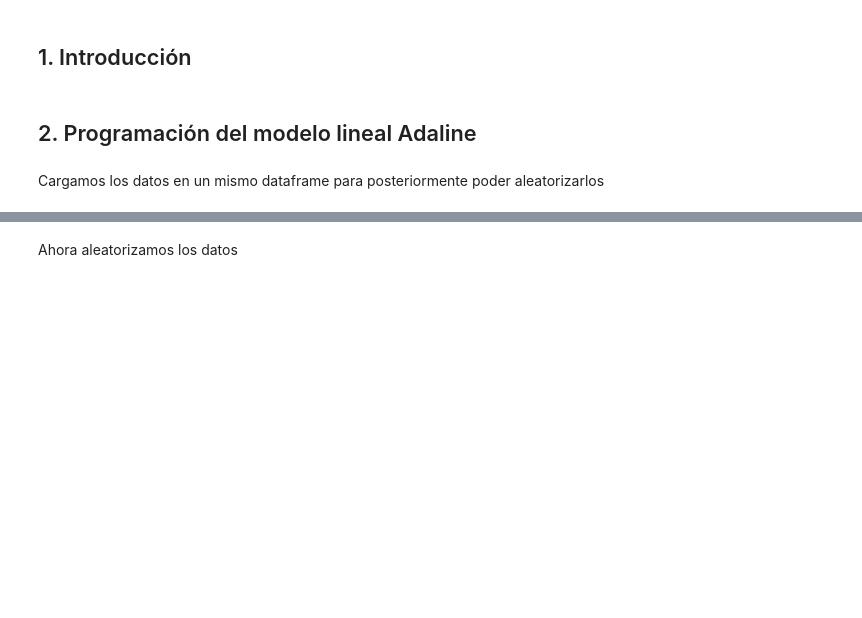
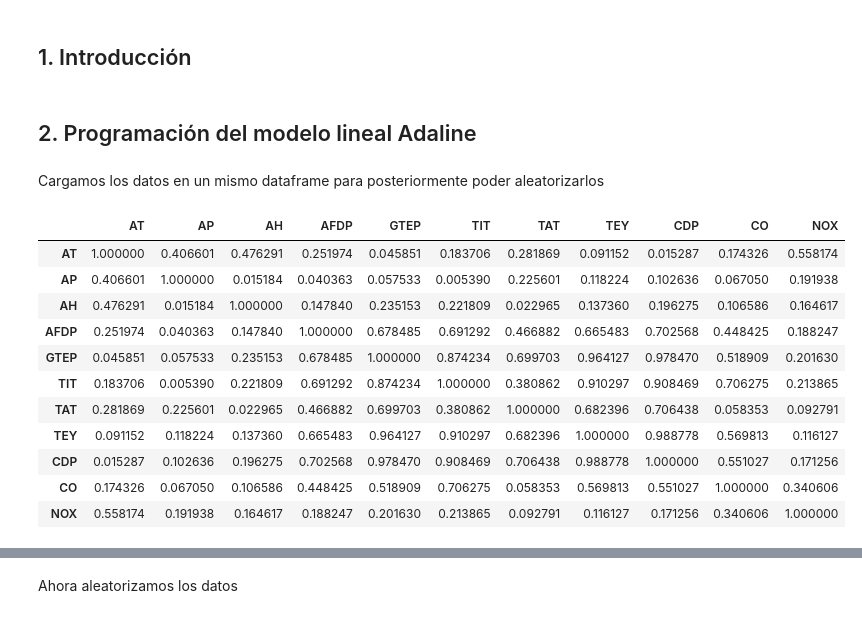
Before and after one commit to cabamarcos/Gas-Turbine-Emission-Prediction, a Jupyter notebook: P1_RRNN.ipynb, the cells around one changed output, grey strips where cells are left out. Saved outputs shown, nothing was run; the diff lists cells and outputs as text; code cells hidden in the pictures; blank space fills up the shorter version.

```diff
--- a/P1_RRNN.ipynb
+++ b/P1_RRNN.ipynb
@@ -25,3 +27,20 @@ for archivo in archivos_csv:
 
     # Concatenar el DataFrame temporal con el DataFrame final
     df_final = pd.concat([df_final, df_temporal], ignore_index=True)
+# %%
+matriz_correlacion = df_final.corr().abs()
+
+matriz_correlacion
+# %% [output]
+|  | AT | AP | AH | AFDP | GTEP | TIT | TAT | TEY | CDP | CO | NOX |
+| AT | 1.000000 | 0.406601 | 0.476291 | 0.251974 | 0.045851 | 0.183706 | 0.281869 | 0.091152 | 0.015287 | 0.174326 | 0.558174 |
+| AP | 0.406601 | 1.000000 | 0.015184 | 0.040363 | 0.057533 | 0.005390 | 0.225601 | 0.118224 | 0.102636 | 0.067050 | 0.191938 |
+| AH | 0.476291 | 0.015184 | 1.000000 | 0.147840 | 0.235153 | 0.221809 | 0.022965 | 0.137360 | 0.196275 | 0.106586 | 0.164617 |
+| AFDP | 0.251974 | 0.040363 | 0.147840 | 1.000000 | 0.678485 | 0.691292 | 0.466882 | 0.665483 | 0.702568 | 0.448425 | 0.188247 |
+| GTEP | 0.045851 | 0.057533 | 0.235153 | 0.678485 | 1.000000 | 0.874234 | 0.699703 | 0.964127 | 0.978470 | 0.518909 | 0.201630 |
+| TIT | 0.183706 | 0.005390 | 0.221809 | 0.691292 | 0.874234 | 1.000000 | 0.380862 | 0.910297 | 0.908469 | 0.706275 | 0.213865 |
+| TAT | 0.281869 | 0.225601 | 0.022965 | 0.466882 | 0.699703 | 0.380862 | 1.000000 | 0.682396 | 0.706438 | 0.058353 | 0.092791 |
+| TEY | 0.091152 | 0.118224 | 0.137360 | 0.665483 | 0.964127 | 0.910297 | 0.682396 | 1.000000 | 0.988778 | 0.569813 | 0.116127 |
+| CDP | 0.015287 | 0.102636 | 0.196275 | 0.702568 | 0.978470 | 0.908469 | 0.706438 | 0.988778 | 1.000000 | 0.551027 | 0.171256 |
+| CO | 0.174326 | 0.067050 | 0.106586 | 0.448425 | 0.518909 | 0.706275 | 0.058353 | 0.569813 | 0.551027 | 1.000000 | 0.340606 |
+| NOX | 0.558174 | 0.191938 | 0.164617 | 0.188247 | 0.201630 | 0.213865 | 0.092791 | 0.116127 | 0.171256 | 0.340606 | 1.000000 |
```
Also changed, not shown: parts of 5 cells of this notebook.
